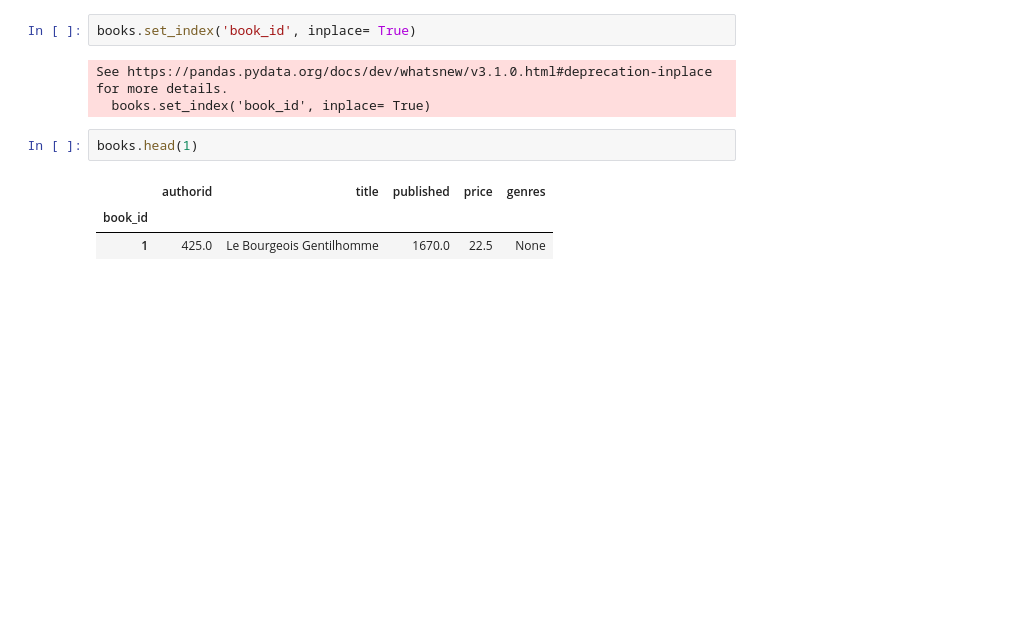
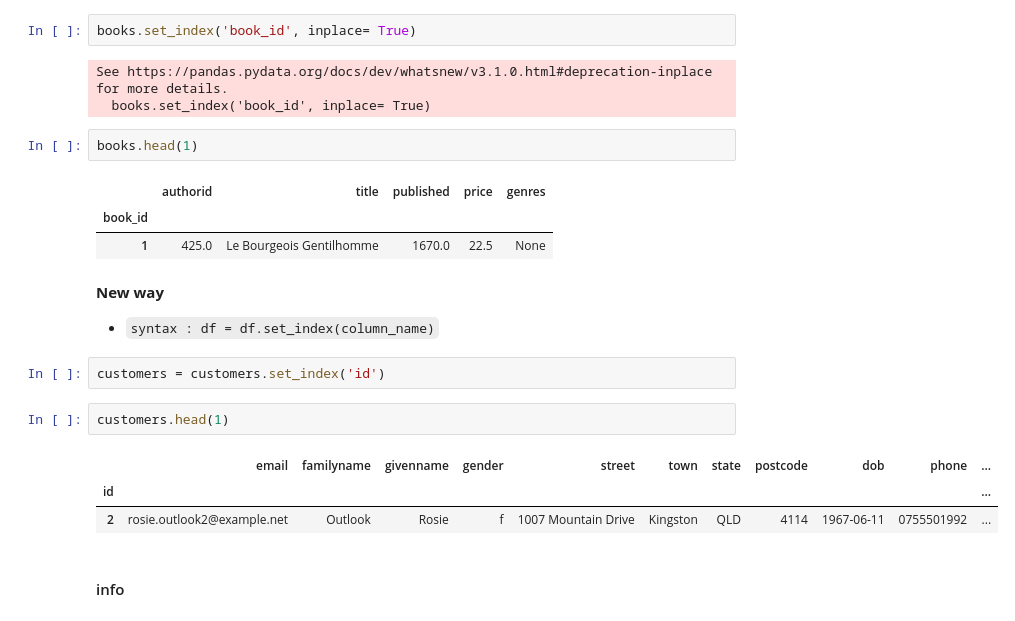
Before and after one commit to Anuragpathak08/Data-analysis-m3, a Jupyter notebook: tut02_pandas/tut005.ipynb, the cells around one changed output. Saved outputs shown, nothing was run; the diff lists cells and outputs as text; blank space fills up the shorter version.

Commit message:
Enhance DataFrame tutorial by updating deprecated syntax and adding new examples for setting index

```diff
--- a/tut02_pandas/tut005.ipynb
+++ b/tut02_pandas/tut005.ipynb
@@ -198,3 +199,16 @@ books.head(1)
 |  | authorid | title | published | price | genres |
 | book_id |  |  |  |  |  |
 | 1 | 425.0 | Le Bourgeois Gentilhomme | 1670.0 | 22.5 | None |
+# %% [markdown]
+**New way**
+- `syntax : df = df.set_index(column_name)`
+# %%
+customers = customers.set_index('id')
+# %%
+customers.head(1)
+# %% [output]
+|  | email | familyname | givenname | gender | street | town | state | postcode | dob | phone | ... |
+| id |  |  |  |  |  |  |  |  |  |  | ... |
+| 2 | rosie.outlook2@example.net | Outlook | Rosie | f | 1007 Mountain Drive | Kingston | QLD | 4114 | 1967-06-11 | 0755501992 | ... |
+# %% [markdown]
+#### info
```
Also changed, not shown: parts of 10 cells of this notebook.
